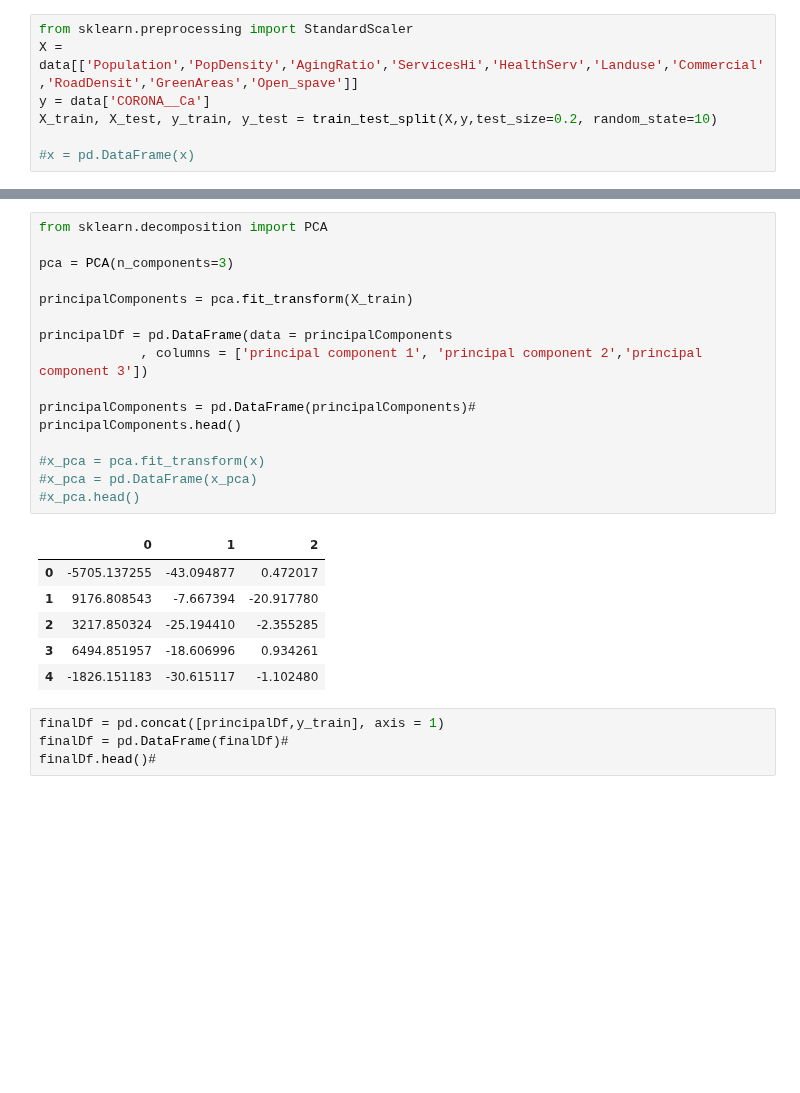
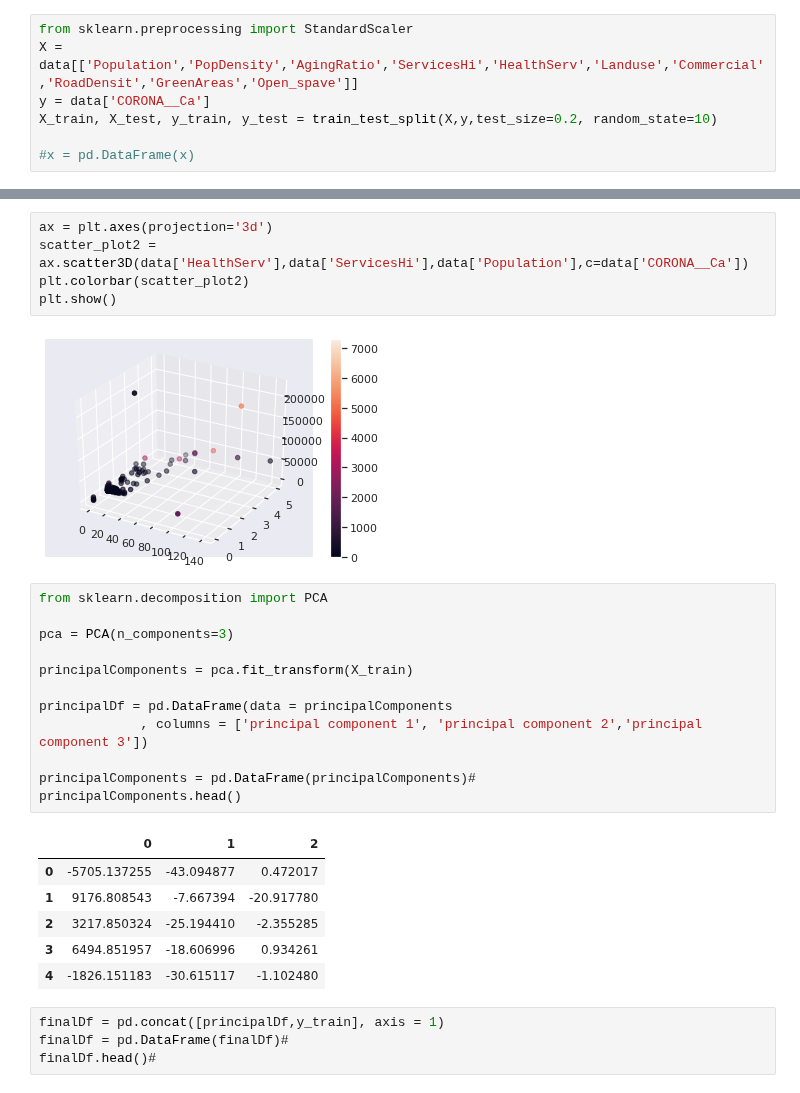
Before and after one commit to saja-aish12/MachineLearning, a Jupyter notebook: machine_project.ipynb, the cells around one changed output, grey strips where cells are left out. Saved outputs shown, nothing was run; the diff lists cells and outputs as text; blank space fills up the shorter version.

```diff
--- a/machine_project.ipynb
+++ b/machine_project.ipynb
@@ -58,3 +77,10 @@ X_train, X_test, y_train, y_test = train_test_split(X,y,test_size=0.2, random_st
+# %%
+ax = plt.axes(projection='3d')
+scatter_plot2 = ax.scatter3D(data['HealthServ'],data['ServicesHi'],data['Population'],c=data['CORONA__Ca'])
+plt.colorbar(scatter_plot2)
+plt.show()
+# %% [output]
+[figure, added]
 # %%
 from sklearn.decomposition import PCA
 
@@ -67,10 +93,6 @@ principalDf = pd.DataFrame(data = principalComponents
 
 principalComponents = pd.DataFrame(principalComponents)#
 principalComponents.head()
-
-#x_pca = pca.fit_transform(x)
-#x_pca = pd.DataFrame(x_pca)
-#x_pca.head()
 # %% [output]
 |  | 0 | 1 | 2 |
 | 0 | -5705.137255 | -43.094877 | 0.472017 |
```
Also changed, not shown: parts of 16 cells of this notebook.
